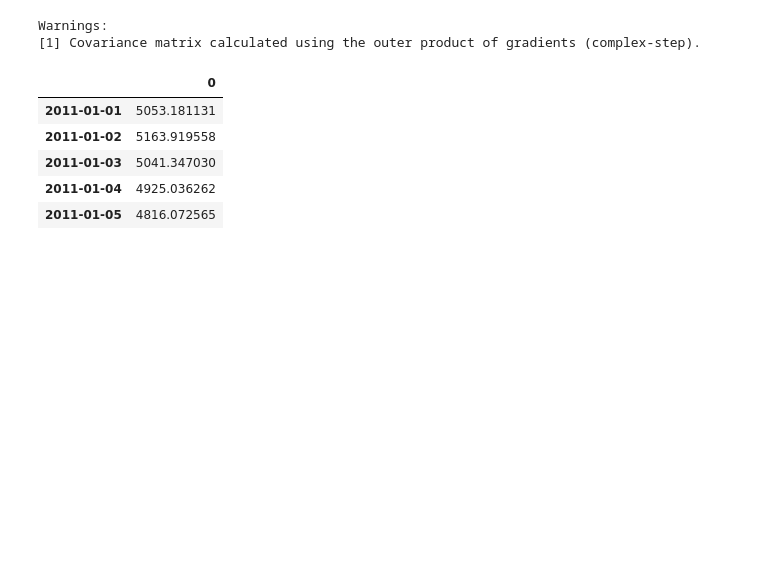
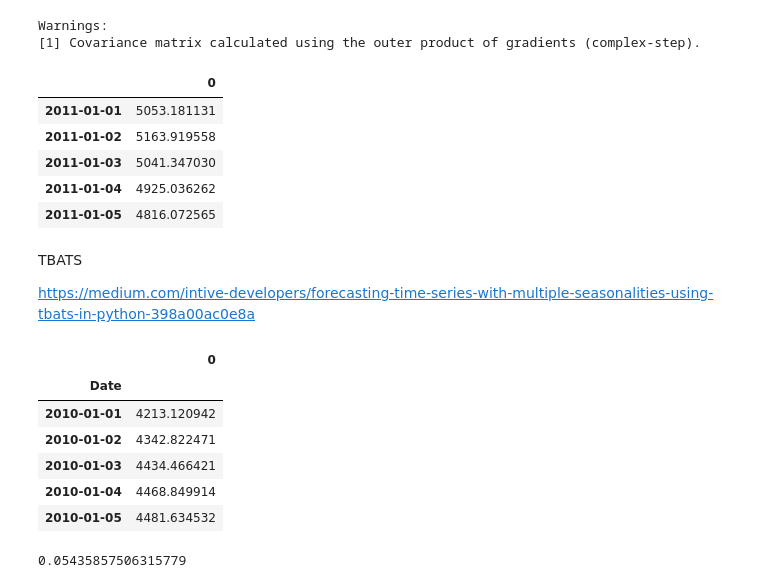
Before and after one commit to robkravec/ENV790_TimeSeriesAnalysis_Sp2022, a Jupyter notebook: Competition/Competition.ipynb, the cells around one changed output. Saved outputs shown, nothing was run; the diff lists cells and outputs as text; code cells hidden in the pictures; blank space fills up the shorter version.

```diff
--- a/Competition/Competition.ipynb
+++ b/Competition/Competition.ipynb
@@ -208,0 +202,25 @@ prediction_export.to_csv('Predictions/sarima_20220322.csv')
+# %% [markdown]
+TBATS
+
+https://medium.com/intive-developers/forecasting-time-series-with-multiple-seasonalities-using-tbats-in-python-398a00ac0e8a
+# %%
+# Train TBATS model on training data
+estimator_tbat = TBATS(seasonal_periods = (7, 365.25))
+model_tbat = estimator_tbat.fit(ts_train)
+# %%
+# Predict on Jan 2010 data
+prediction_tbat_train = pd.DataFrame(model_tbat.forecast(steps = 31), index = ts_test.index)
+prediction_tbat_train.head()
+# %% [output]
+|  | 0 |
+| Date |  |
+| 2010-01-01 | 4213.120942 |
+| 2010-01-02 | 4342.822471 |
+| 2010-01-03 | 4434.466421 |
+| 2010-01-04 | 4468.849914 |
+| 2010-01-05 | 4481.634532 |
+# %%
+# Calculate MAPE for Jan 2010 data
+1 / 31 * ((ts_test.Avg_load - prediction_tbat_train.iloc[:, 0]) / ts_test.Avg_load).sum()
+# %% [output]
+0.05435857506315779
```
Also changed, not shown: parts of 9 cells of this notebook, 2 other files.
